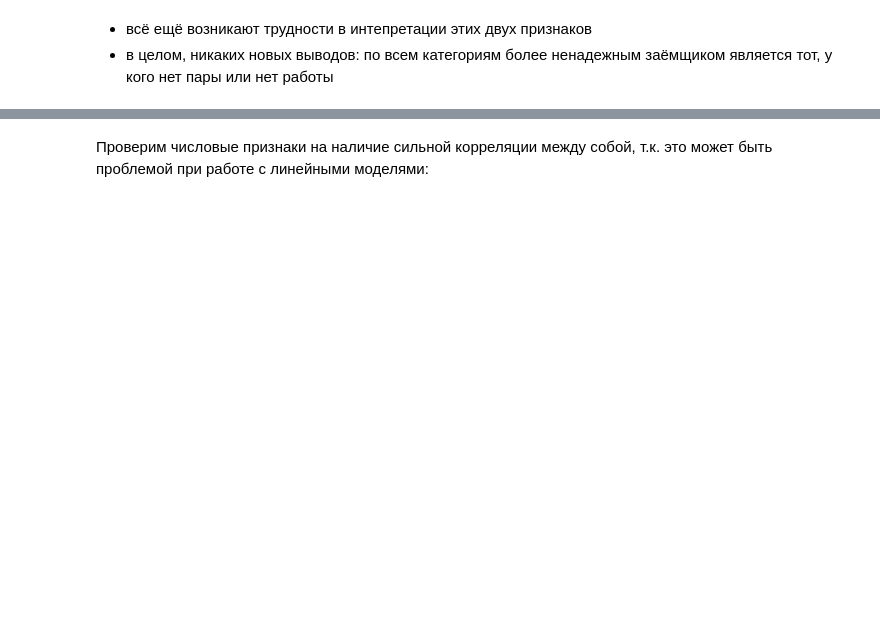
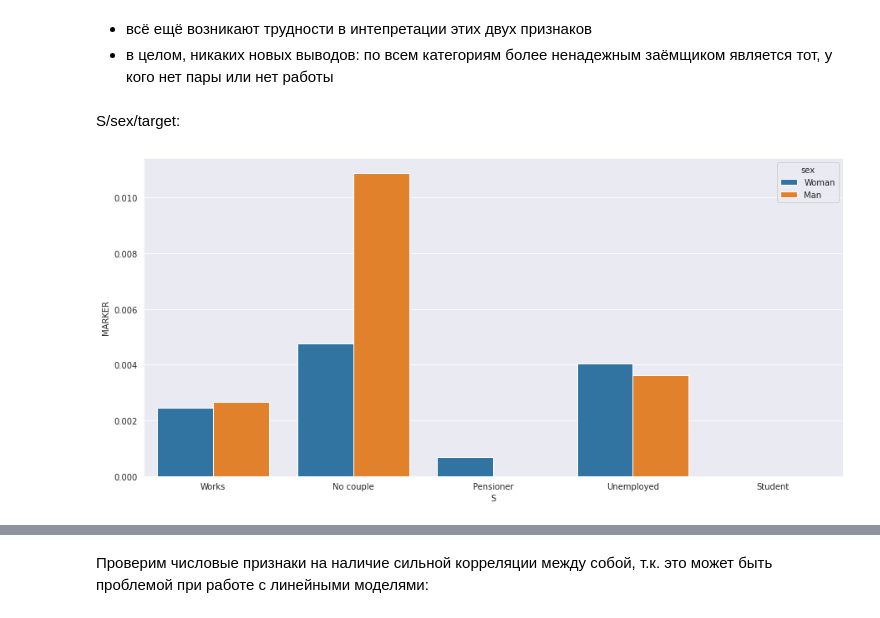
Before and after one commit to Bayramova/alpha_bank_test_task, a Jupyter notebook: test_task.ipynb, the cells around one changed output, grey strips where cells are left out. Cells and saved outputs as stored; diff of their text form; code cells hidden in the pictures; blank space fills up the shorter version.

```diff
--- a/test_task.ipynb
+++ b/test_task.ipynb
@@ -773,3 +751,9 @@ plt.show()
 # %% [markdown]
 - всё ещё возникают трудности в интепретации этих двух признаков
 - в целом, никаких новых выводов: по всем категориям более ненадежным заёмщиком является тот, у кого нет пары или нет работы
+# %% [markdown]
+S/sex/target:
+# %%
+plot_multiple_barplot(data, x='S', hue='sex', figsize=(15,7))
+# %% [output]
+[figure, added]
```
Also changed, not shown: parts of 32 cells of this notebook.
